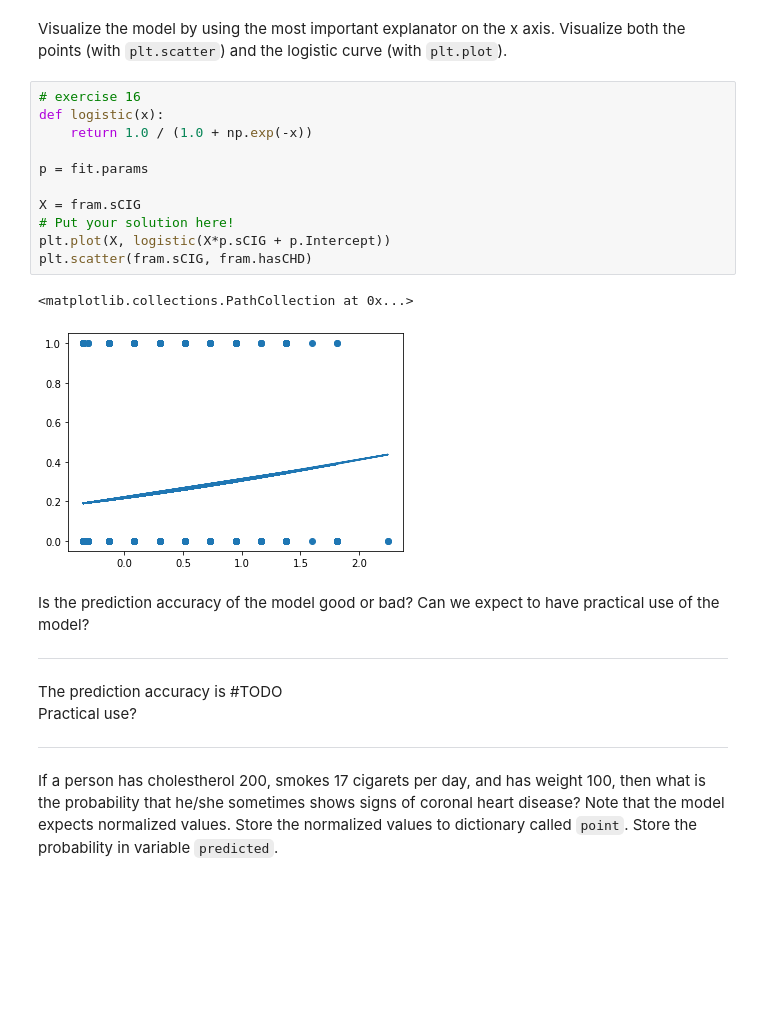
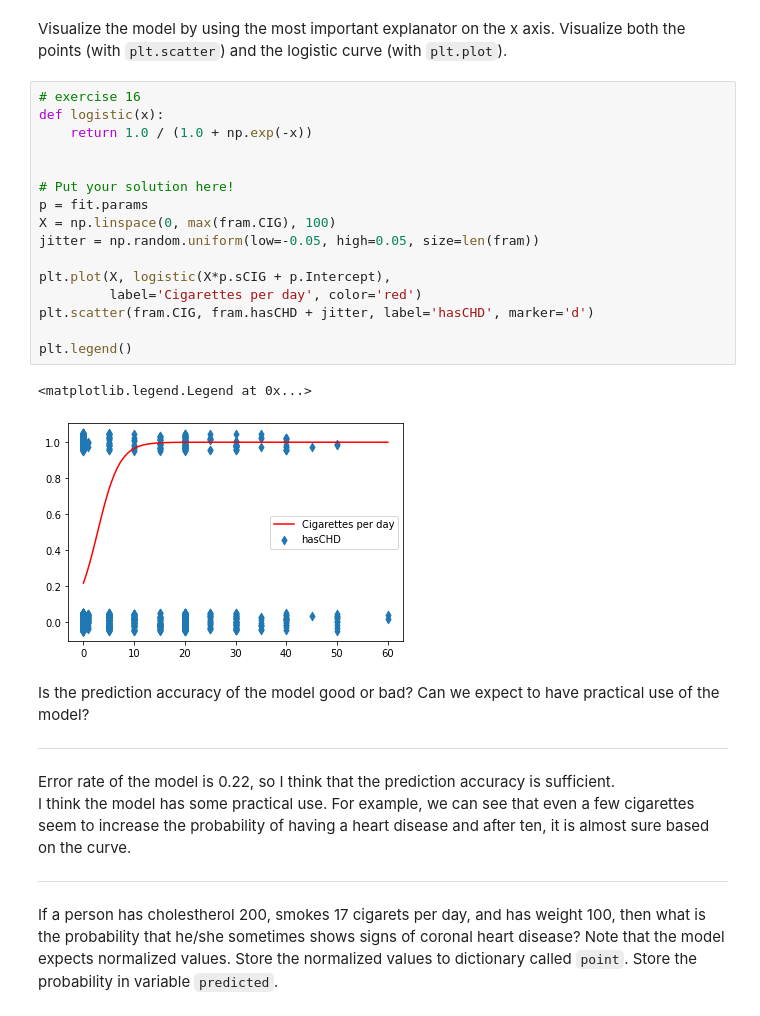
Before and after one commit to nyksy/data-analysis-with-python-2021, a Jupyter notebook: part08/src/project_notebook_regression_analysis.ipynb, the cells around one changed output. Cells and saved outputs as stored; diff of their text form; blank space fills up the shorter version.

```diff
--- a/part08/src/project_notebook_regression_analysis.ipynb
+++ b/part08/src/project_notebook_regression_analysis.ipynb
@@ -487,23 +515,28 @@ and the logistic curve (with `plt.plot`).
 # %%
 # exercise 16
 def logistic(x):
     return 1.0 / (1.0 + np.exp(-x))
 
+
+# Put your solution here!
 p = fit.params
+X = np.linspace(0, max(fram.CIG), 100)
+jitter = np.random.uniform(low=-0.05, high=0.05, size=len(fram))
 
-X = fram.sCIG
-# Put your solution here!
-plt.plot(X, logistic(X*p.sCIG + p.Intercept))
-plt.scatter(fram.sCIG, fram.hasCHD)
+plt.plot(X, logistic(X*p.sCIG + p.Intercept),
+         label='Cigarettes per day', color='red')
+plt.scatter(fram.CIG, fram.hasCHD + jitter, label='hasCHD', marker='d')
+
+plt.legend()
 # %% [output]
-<matplotlib.collections.PathCollection at 0x...>
+<matplotlib.legend.Legend at 0x...>
-[figure, old version]
+[figure, new version]
 # %% [markdown]
 Is the prediction accuracy of the model good or bad? Can we expect to have practical use of the model?
 ***
 
-The prediction accuracy is #TODO
-Practical use?
+Error rate of the model is 0.22, so I think that the prediction accuracy is sufficient.
+I think the model has some practical use. For example, we can see that even a few cigarettes seem to increase the probability of having a heart disease and after ten, it is almost sure based on the curve.
 
 ***
 # %% [markdown]
```
Also changed, not shown: parts of 15 cells of this notebook.
